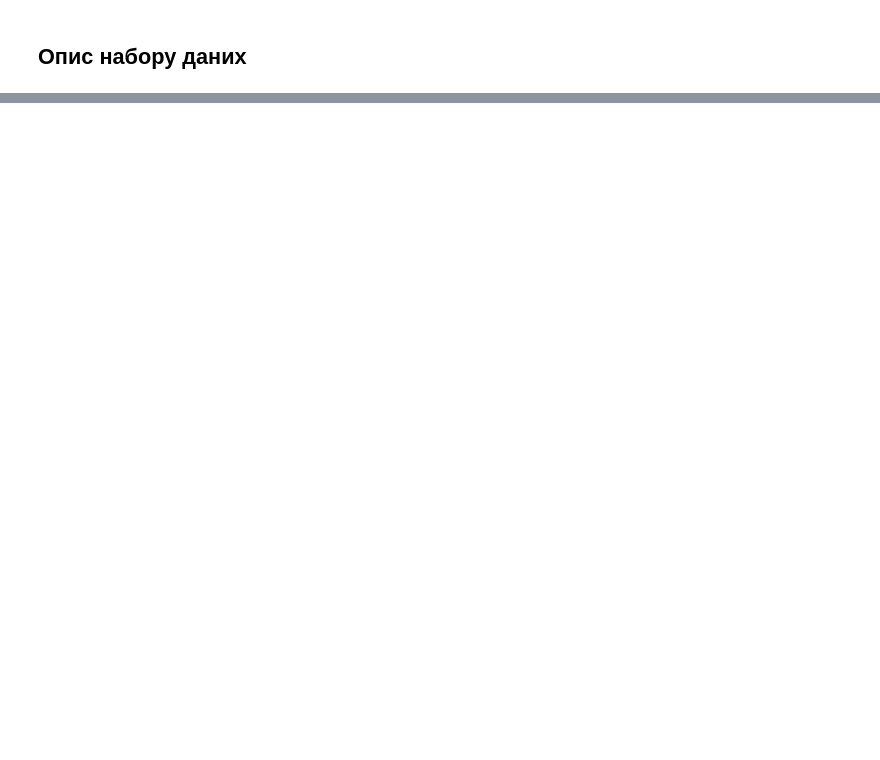
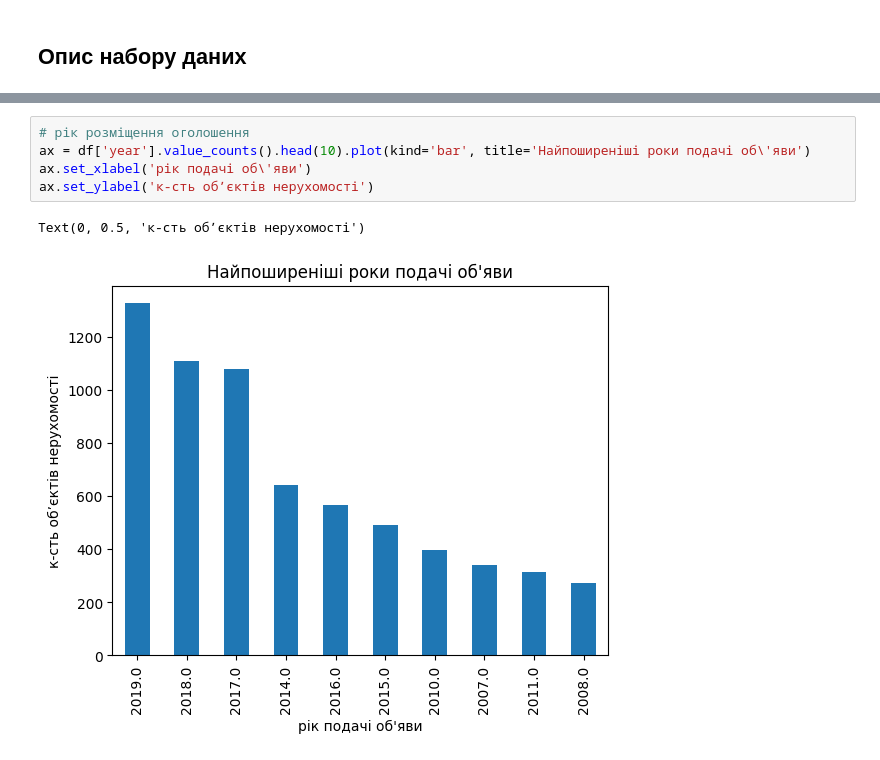
Before and after one commit to Acousticdesk/course-project-data-analysis, a Jupyter notebook: Real Estate Dataset Analysis.ipynb, the cells around one changed output, grey strips where cells are left out. Saved outputs shown, nothing was run; the diff lists cells and outputs as text; blank space fills up the shorter version.

```diff
--- a/Real Estate Dataset Analysis.ipynb
+++ b/Real Estate Dataset Analysis.ipynb
@@ -144,0 +158,8 @@ df.describe()
+# %%
+# рік розміщення оголошення
+ax = df['year'].value_counts().head(10).plot(kind='bar', title='Найпоширеніші роки подачі об\'яви')
+ax.set_xlabel('рік подачі об\'яви')
+ax.set_ylabel('к-сть обʼєктів нерухомості')
+# %% [output]
+Text(0, 0.5, 'к-сть обʼєктів нерухомості')
+[figure, added]
```
Also changed, not shown: parts of 22 cells of this notebook.
